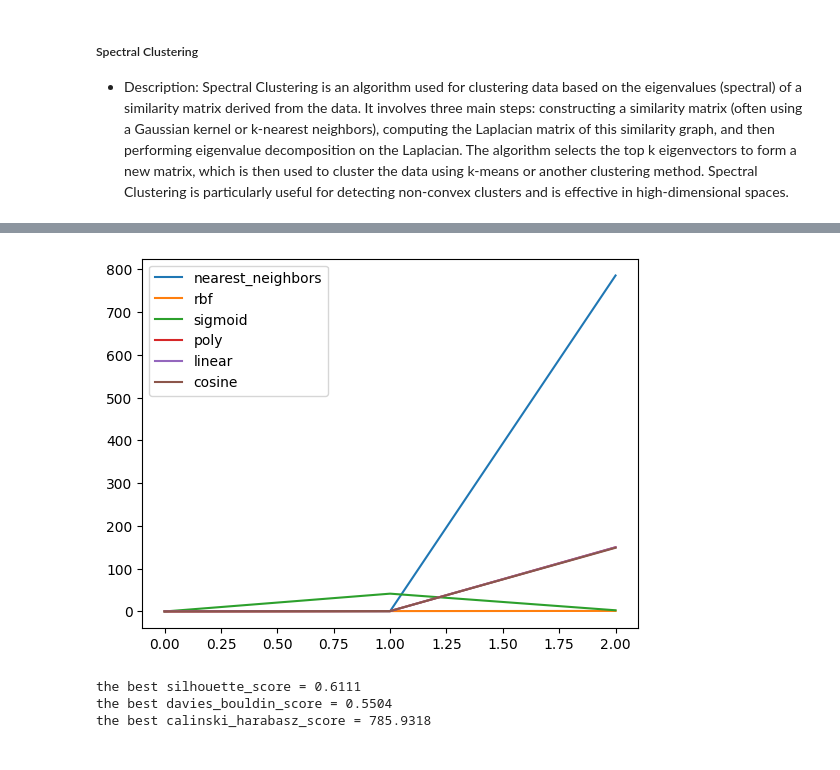
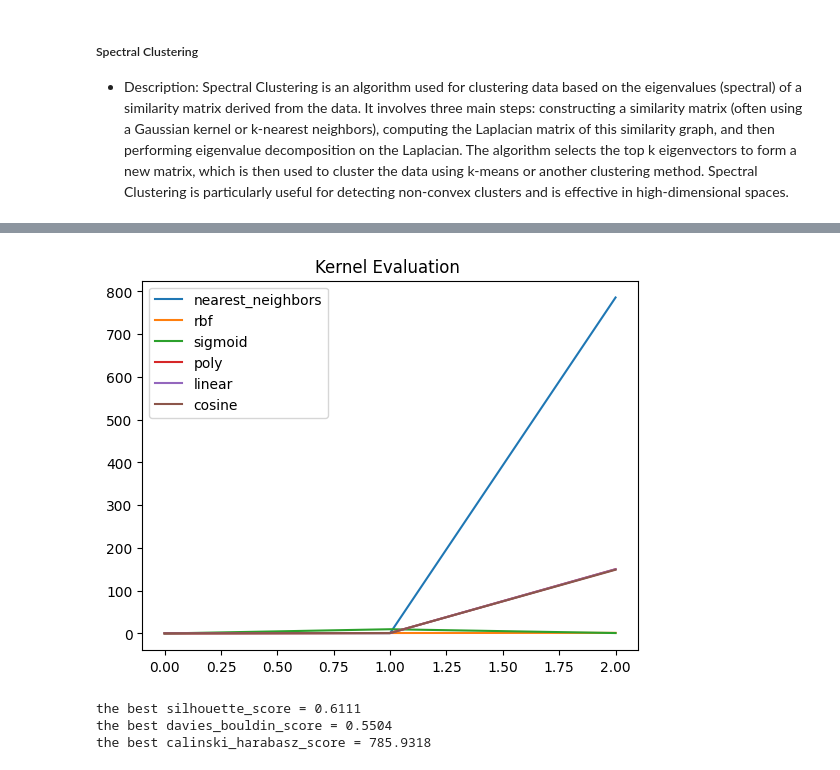
Before and after one commit to AIdjis/Clustering, a Jupyter notebook: notebooks/Spectral_Clustering.ipynb, the cells around one changed output, grey strips where cells are left out. Saved outputs shown, nothing was run; the diff lists cells and outputs as text; code cells hidden in the pictures.

Commit message:
📝 Update the output of kernal evaluation of spectral clustering algorithm

```diff
--- a/notebooks/Spectral_Clustering.ipynb
+++ b/notebooks/Spectral_Clustering.ipynb
@@ -48,15 +48,16 @@ pd.DataFrame(results,index=["silhouette","davies_bouldin","calinski_harabasz"])
 # %%
 # lets plot the results
 plt.plot(results['nearest_neighbors'],label='nearest_neighbors')
 plt.plot(results['rbf'],label='rbf')
 plt.plot(results['sigmoid'],label='sigmoid')
 plt.plot(results['poly'],label='poly')
 plt.plot(results['linear'],label='linear')
 plt.plot(results['cosine'],label='cosine')
+plt.title('Kernel Evaluation ')
 plt.legend()
 plt.show()
 # %% [output]
-[figure, old version]
+[figure, new version]
 # %%
 # based on the results the best kernel is "nearest_neighbors"
 
```
Also changed, not shown: parts of 3 cells of this notebook.
